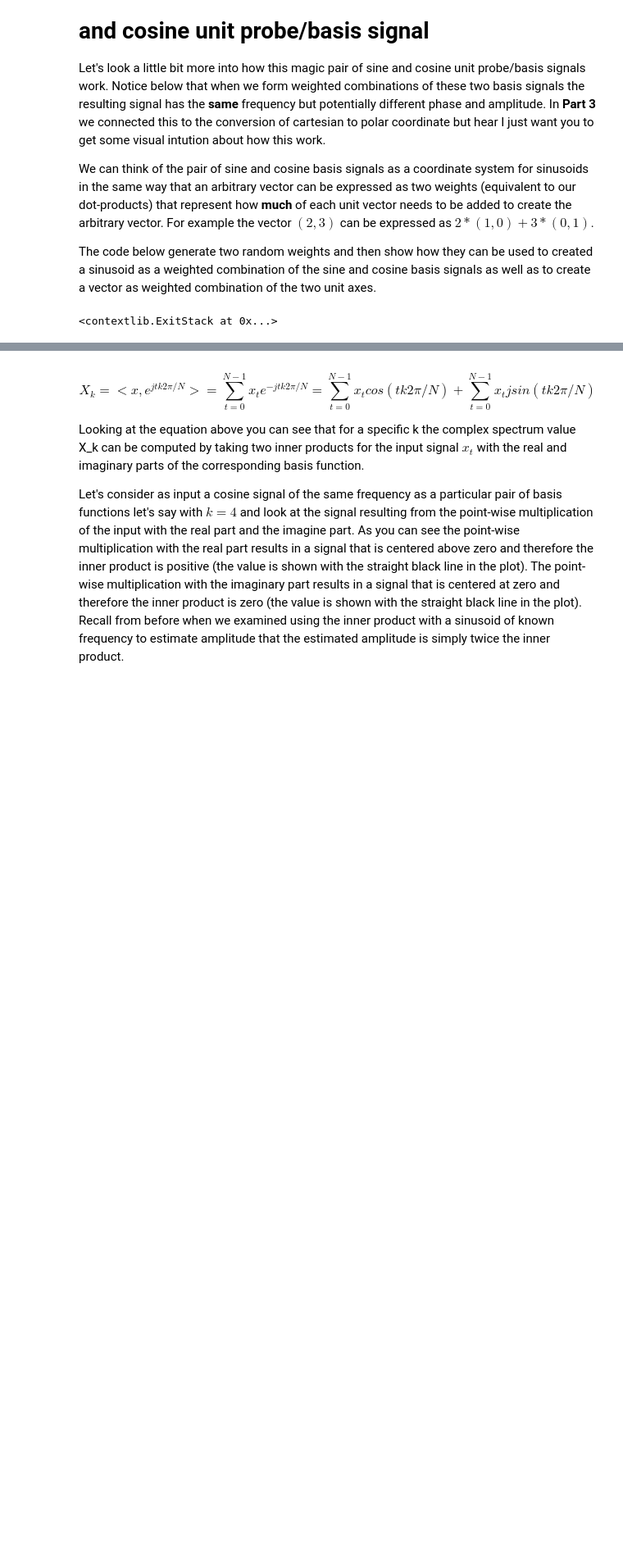
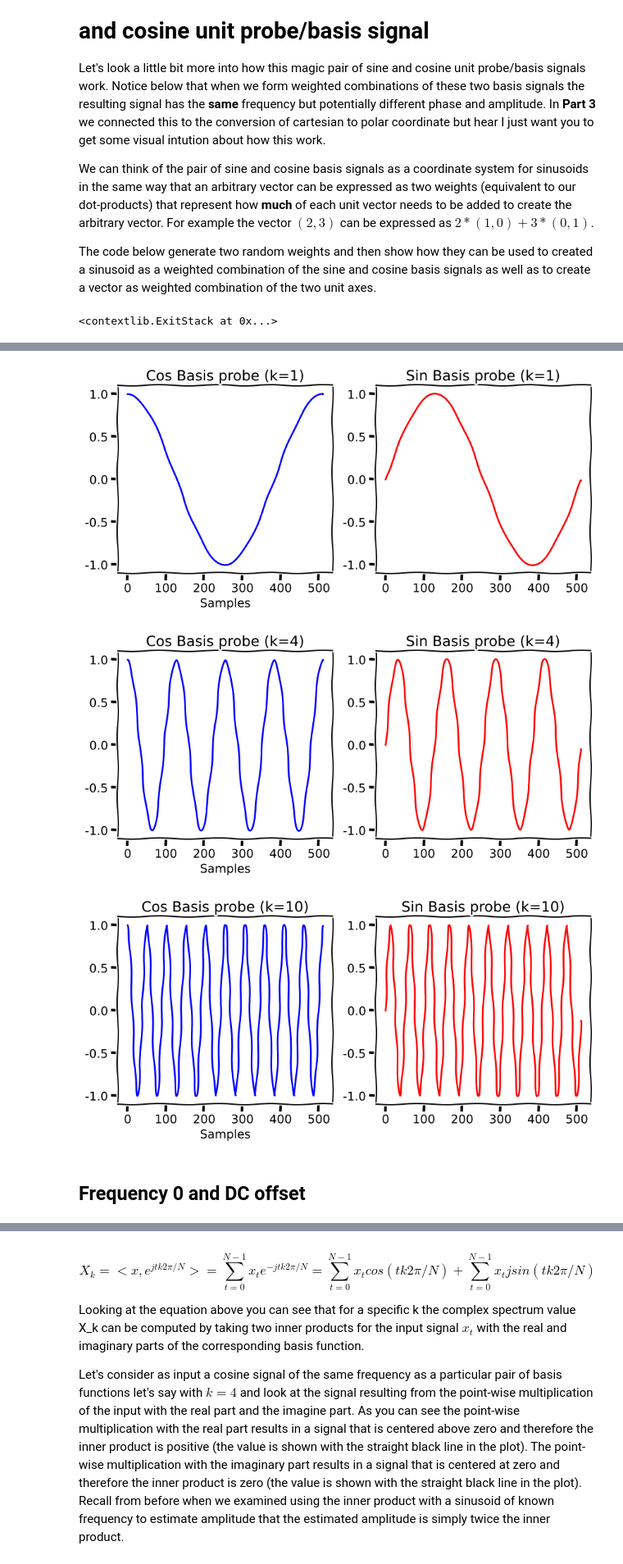
Before and after one commit to gtzan/synthesizers_cs_perspective, a Jupyter notebook: Explaining_the_DFT_a_music_perspective_part4.ipynb, the cells around one changed output, grey strips where cells are left out. Shown at 82% size. Cells and saved outputs as stored; diff of their text form; code cells hidden in the pictures; blank space fills up the shorter version.

```diff
--- a/Explaining_the_DFT_a_music_perspective_part4.ipynb
+++ b/Explaining_the_DFT_a_music_perspective_part4.ipynb
@@ -128 +216,41 @@ plt.show()
+# %%
+def plot_basis(t, cos_basis, sin_basis, k):
+    # plot them
+    plt.figure(figsize=(10,4))
+    plt.subplot(121)
+    plt.title("Cos Basis probe (k="+str(k)+")")
+    plt.xlabel("Samples")
+
+    plt.plot(t, cos_basis, lw=2, color='blue')
+    plt.subplot(122)
+    plt.title("Sin Basis probe (k="+str(k)+")")
+    plt.plot(t, sin_basis, lw=2, color='red')
+
+N = 512
+t = np.arange(0,N)
+
+# basis cos and sin probe/basis functions for k=1
+k = 1
+cos_basis = np.cos(k*t*2*np.pi/N)
+sin_basis = np.sin(k*t*2*np.pi/N)
+plot_basis(t, cos_basis, sin_basis,k)
+
+# basis cos and sin probe/basis functions for k=4
+k = 4
+cos_basis = np.cos(k*t*2*np.pi/N)
+sin_basis = np.sin(k*t*2*np.pi/N)
+plot_basis(t, cos_basis, sin_basis,k)
+
+
+# basis cos and sin probe/basis functions for k=10
+k = 10
+cos_basis = np.cos(k*t*2*np.pi/N)
+sin_basis = np.sin(k*t*2*np.pi/N)
+plot_basis(t, cos_basis, sin_basis,k)
+# %% [output]
+[figure, added]
+[figure, added]
+[figure, added]
+# %% [markdown]
+## Frequency 0 and DC offset
 # %% [markdown]
```
Also changed, not shown: parts of 9 cells of this notebook.
